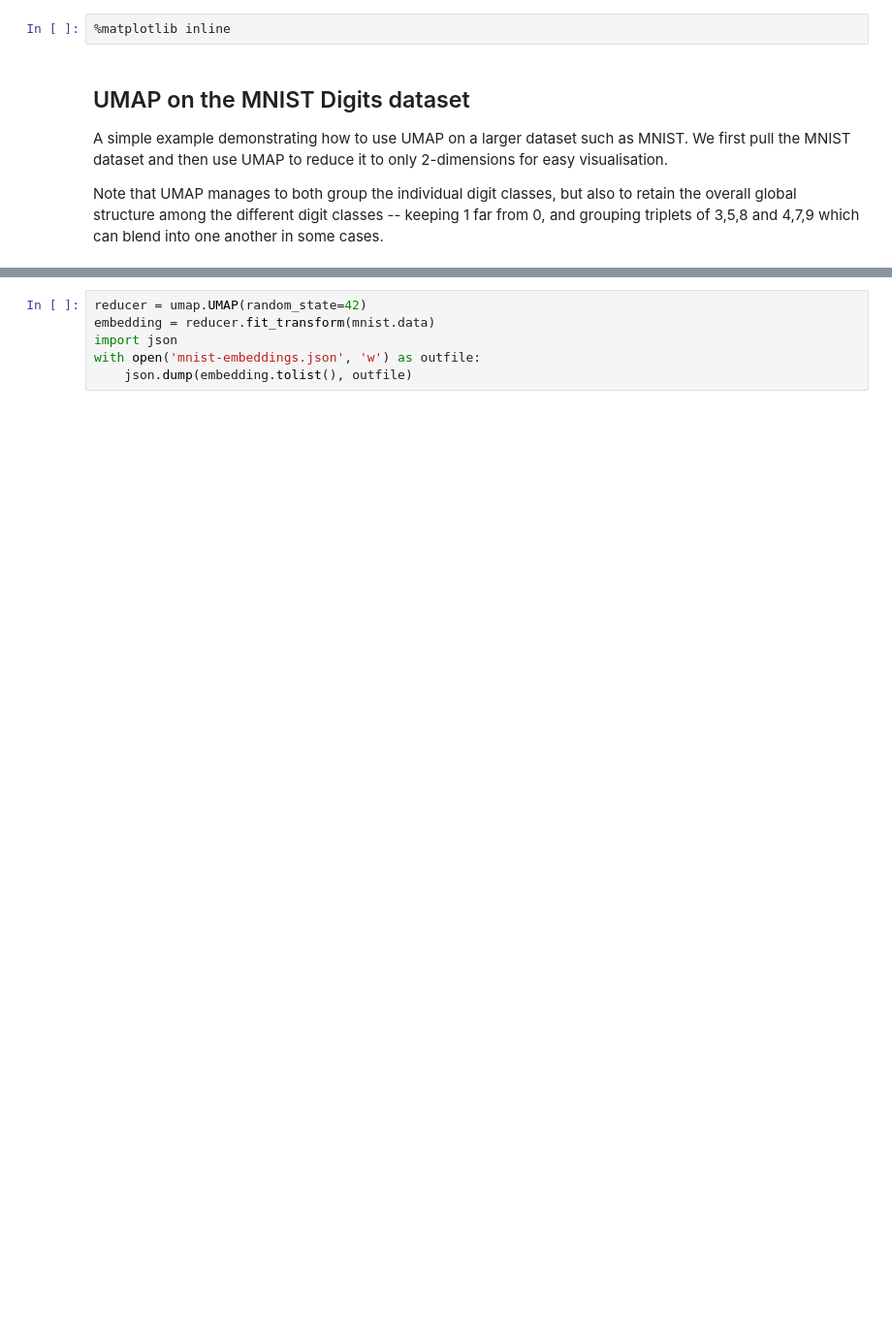
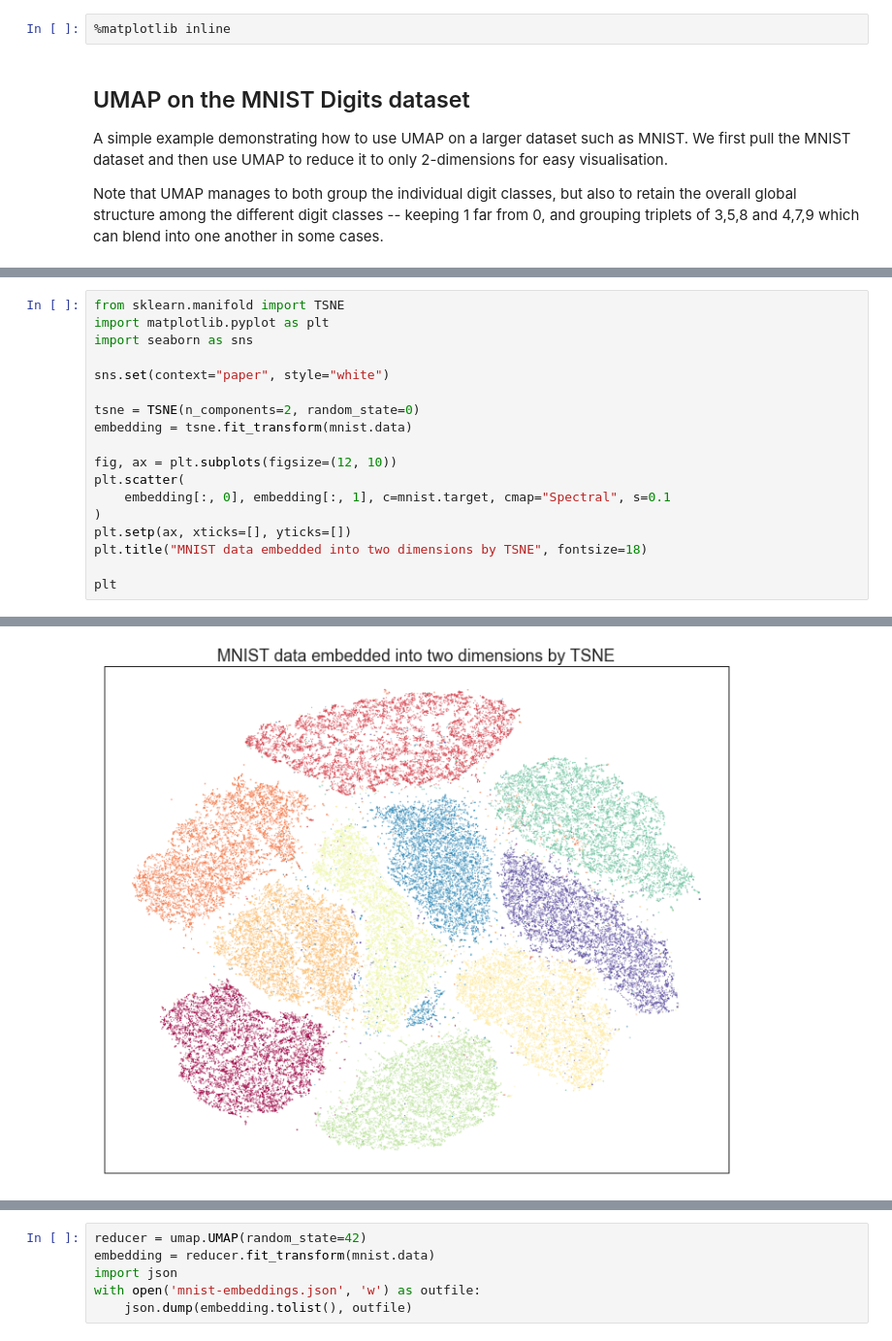
Before and after one commit to GrantCuster/umap-explorer, a Jupyter notebook: plot_mnist_example.ipynb, the cells around one changed output, grey strips where cells are left out. Shown at 97% size. Saved outputs shown, nothing was run; the diff lists cells and outputs as text; blank space fills up the shorter version.

```diff
--- a/plot_mnist_example.ipynb
+++ b/plot_mnist_example.ipynb
@@ -41,0 +42,19 @@ plt
+# %%
+from sklearn.manifold import TSNE
+import matplotlib.pyplot as plt
+import seaborn as sns
+
+sns.set(context="paper", style="white")
+
+tsne = TSNE(n_components=2, random_state=0)
+embedding = tsne.fit_transform(mnist.data)
+
+fig, ax = plt.subplots(figsize=(12, 10))
+plt.scatter(
+    embedding[:, 0], embedding[:, 1], c=mnist.target, cmap="Spectral", s=0.1
+)
+plt.setp(ax, xticks=[], yticks=[])
+plt.title("MNIST data embedded into two dimensions by TSNE", fontsize=18)
+
+plt
+# %% [output]
@@ -41,0 +62 @@ plt
+[figure, added]
```
Also changed, not shown: parts of 8 cells of this notebook, 11 other files.
